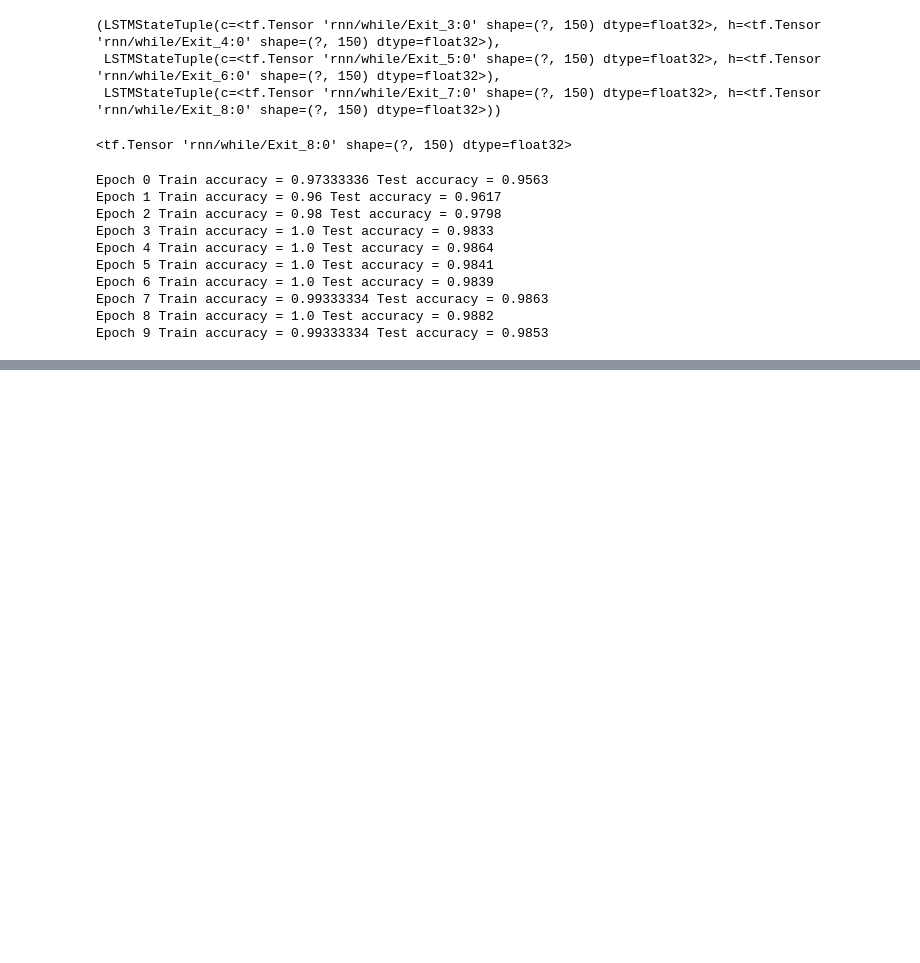
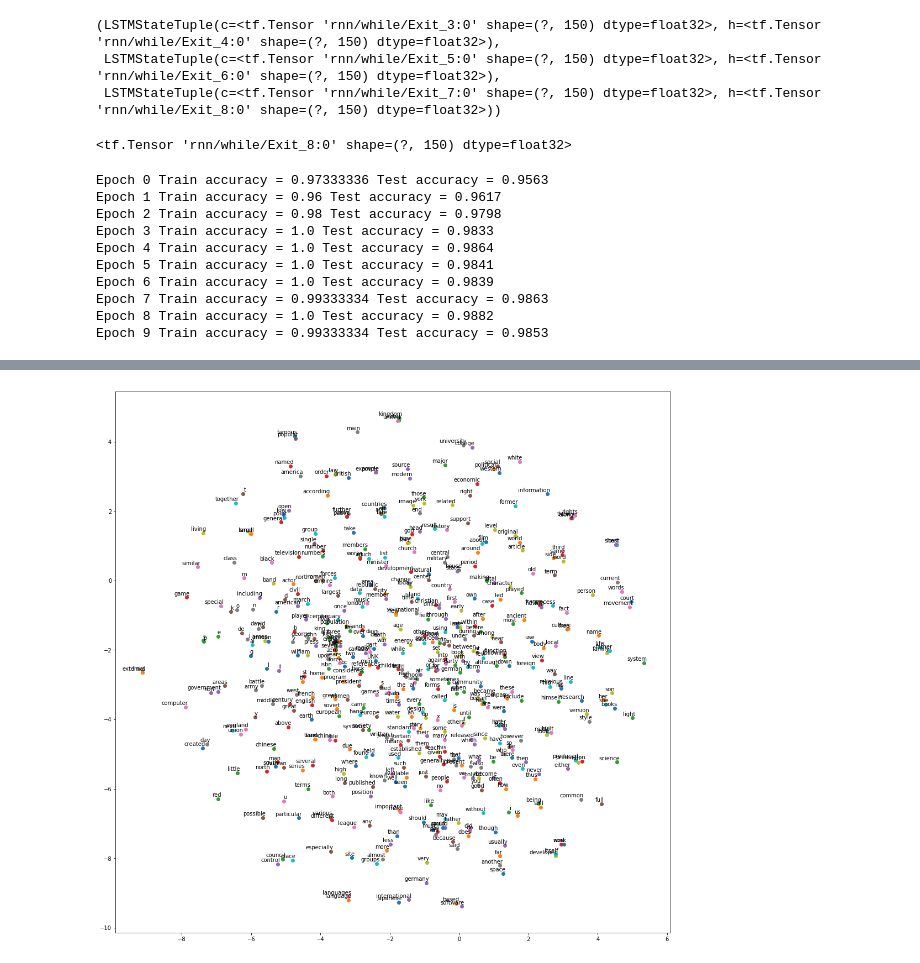
Before and after one commit to silentvoice/ml-in-tensorflow, a Jupyter notebook: RNN.ipynb, the cells around one changed output, grey strips where cells are left out. Cells and saved outputs as stored; diff of their text form; code cells hidden in the pictures; blank space fills up the shorter version.

Commit message:
Add Embeddings example with words dataset

```diff
--- a/RNN.ipynb
+++ b/RNN.ipynb
@@ -849,0 +1058,16 @@ Epoch 9 Train accuracy = 0.99333334 Test accuracy = 0.9853
+# %%
+tsne = TSNE(perplexity=30, n_components=2, init='pca', n_iter=5000)
+# %%
+plot_only = 500
+# %%
+low_dim_embs = tsne.fit_transform(final_embeddings[:plot_only,:])
+# %%
+labels = [vocabulary[i] for i in range(plot_only)]
+# %%
+plt.figure(figsize=(18, 18))
+for i, label in enumerate(labels):
+    x, y = low_dim_embs[i,:]
+    plt.scatter(x, y)
+    plt.annotate(label, xy=(x, y), xytext=(5, 2), textcoords='offset points', ha='right',va='bottom')
+# %% [output]
+[figure, added]
```
Also changed, not shown: parts of 47 cells of this notebook, 1 other file.
